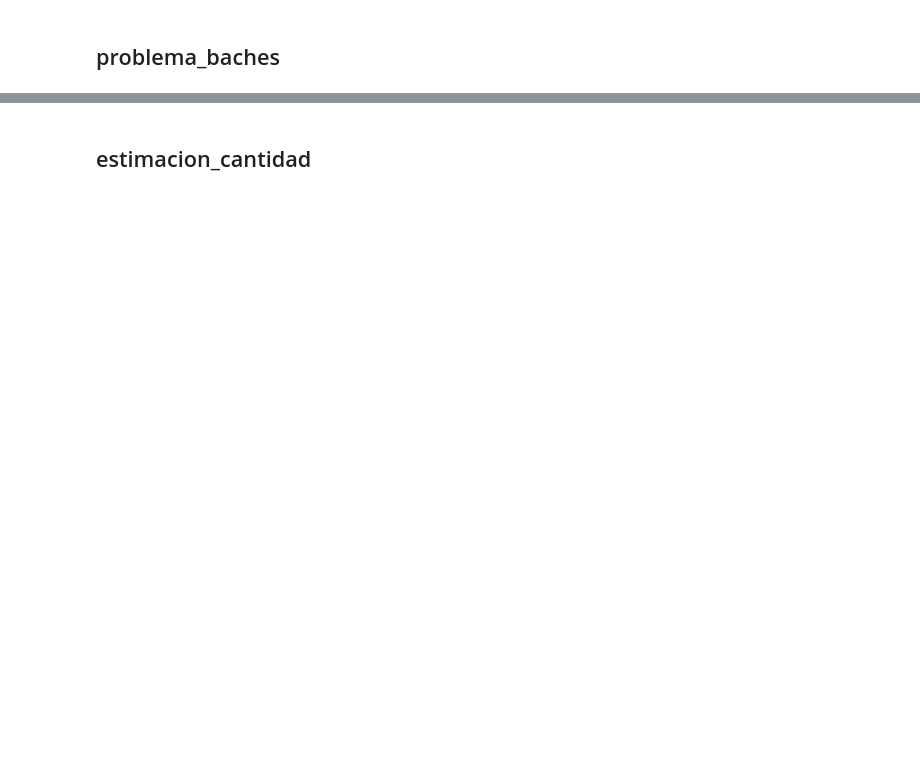
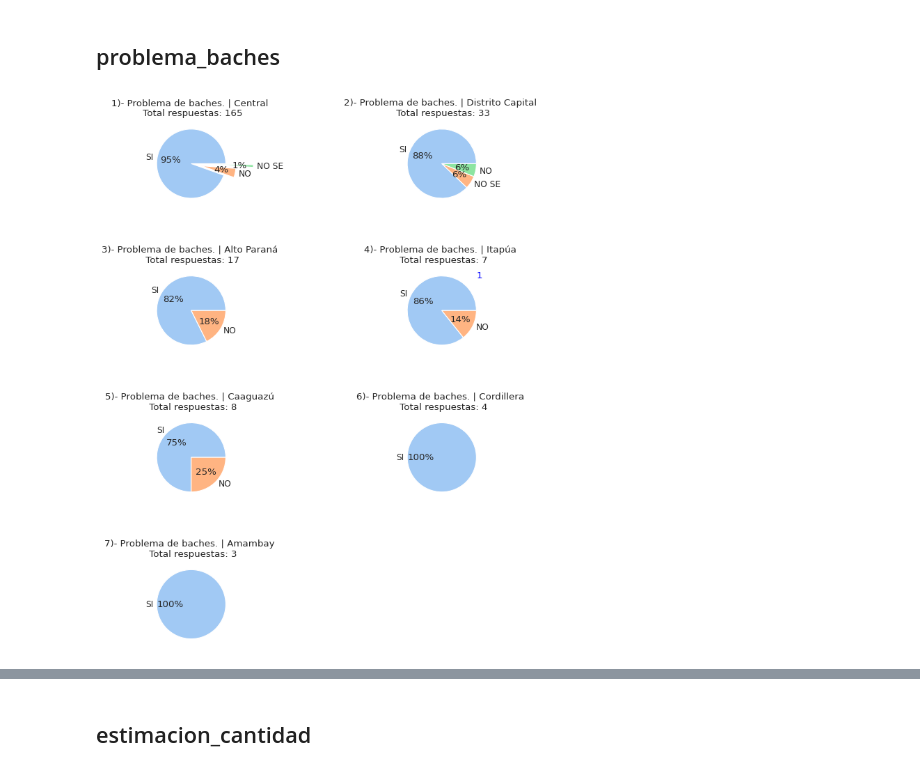
Before and after one commit to TorrezMN/Data_Science, a Jupyter notebook: notebooks/paraguay_only.ipynb, the cells around one changed output, grey strips where cells are left out. Cells and saved outputs as stored; diff of their text form; code cells hidden in the pictures; blank space fills up the shorter version.

```diff
--- a/notebooks/paraguay_only.ipynb
+++ b/notebooks/paraguay_only.ipynb
@@ -88,0 +107,7 @@ plt.show()
+# %%
+for k,v in enumerate(lugares_optimos.keys()):
+    p = df.loc[df['lugar_residencia_py'] == v]
+    print('-'*22)
+    print(f'DISTRITO: {v}')
+    print('-'*22)
+    print(f"{p['estado_calles'].value_counts(normalize=True)}")
@@ -89,2 +132,49 @@ plt.show()
 # %% [markdown]
 ## problema_baches
+# %%
+
+plt.figure(figsize=(15, 40), dpi=80)
+k=0
+for k,v in enumerate(lugares_optimos.keys()):
+    k+=1
+    problema_baches_plot = plt.subplot(8,2,k)
+    p = df.loc[df['lugar_residencia_py'] == v]
+
+    if(k==1):
+        problema_baches_plot = p['problema_baches'].value_counts(normalize=True).plot(
+        kind='pie',
+        title=f'{k})- Problema de baches. | {v} \n Total respuestas: {p.shape[0]}',
+        autopct='%.0f%%',
+        ylabel='',
+        explode=[0,.3,.8],
+        xlabel=''
+        )
+    else:
+        problema_baches_plot = p['problema_baches'].value_counts(normalize=True).plot(
+        kind='pie',
+        title=f'{k})- Problema de baches. | {v} \n Total respuestas: {p.shape[0]}',
+        autopct='%.0f%%',
+        ylabel='',
+        xlabel=''
+        )
+
+
+
+
+
+    for k,v in enumerate( p['problema_baches'].value_counts().values):
+           problema_baches_plot.annotate(v,(v,k),  va='center',color='blue')
+
+
+
+plt.subplots_adjust(left=0.1,
+                    bottom=0.1,
+                    right=0.6,
+                    top=.6,
+                    wspace=0.5,
+                    hspace=0.7)
+
+
+plt.show()
+# %% [output]
+[figure, added]
```
Also changed, not shown: parts of 34 cells of this notebook, 1 other file.
